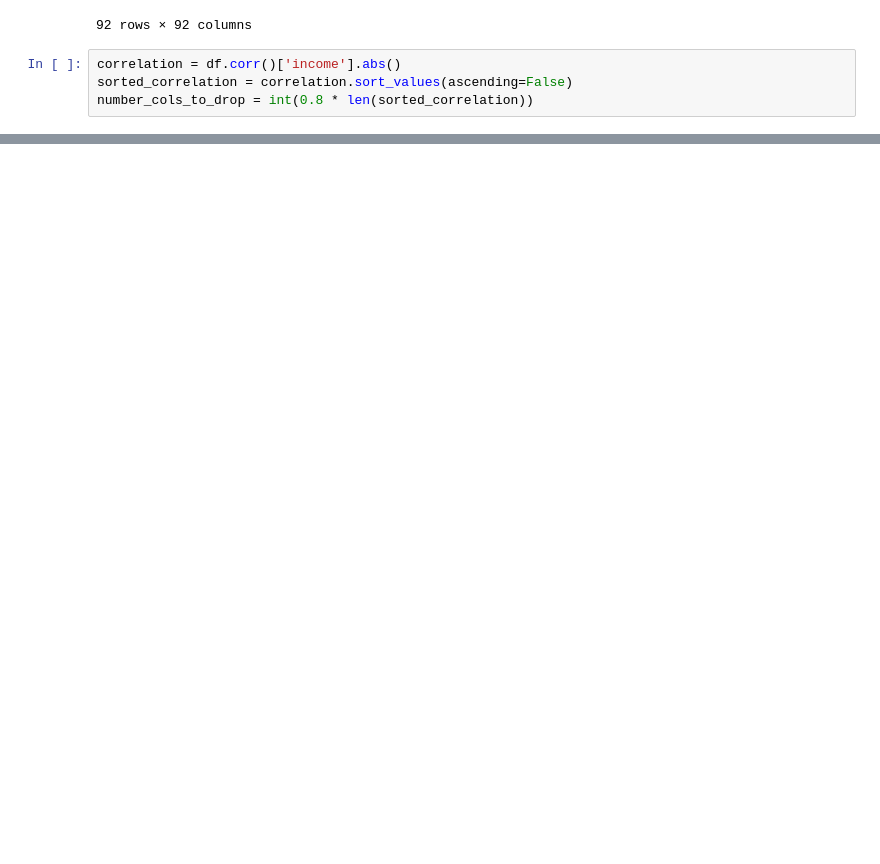
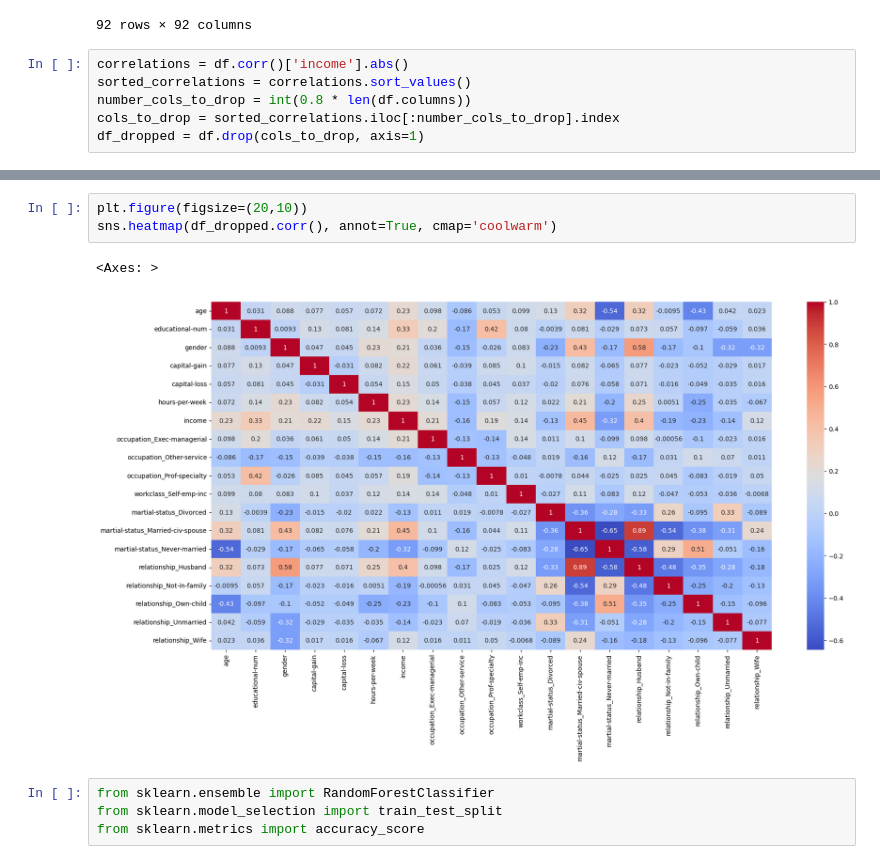
Before and after one commit to gappeah/Income-Prediction-ML, a Jupyter notebook: main.ipynb, the cells around one changed output, grey strips where cells are left out. Drawn from its saved outputs; the diff is of its cells as text; blank space fills up the shorter version.

Commit message:
commit to main - import sklearn

```diff
--- a/main.ipynb
+++ b/main.ipynb
@@ -179,6 +179,8 @@ df.corr()
 | native-country_Yugoslavia | 0.002905 | 0.004699 | -0.005798 | 0.005262 | -0.000474 | -0.004713 | -0.000359 | 0.005522 | ... |
 92 rows × 92 columns
 # %%
-correlation = df.corr()['income'].abs()
-sorted_correlation = correlation.sort_values(ascending=False)
-number_cols_to_drop = int(0.8 * len(sorted_correlation))
+correlations = df.corr()['income'].abs()
+sorted_correlations = correlations.sort_values()
+number_cols_to_drop = int(0.8 * len(df.columns))
+cols_to_drop = sorted_correlations.iloc[:number_cols_to_drop].index
+df_dropped = df.drop(cols_to_drop, axis=1)
@@ -184,0 +203,10 @@ number_cols_to_drop = int(0.8 * len(sorted_correlation))
+# %%
+plt.figure(figsize=(20,10))
+sns.heatmap(df_dropped.corr(), annot=True, cmap='coolwarm')
+# %% [output]
+<Axes: >
+[figure, added]
+# %%
+from sklearn.ensemble import RandomForestClassifier
+from sklearn.model_selection import train_test_split
+from sklearn.metrics import accuracy_score
```
Also changed, not shown: parts of 1 cell of this notebook.
